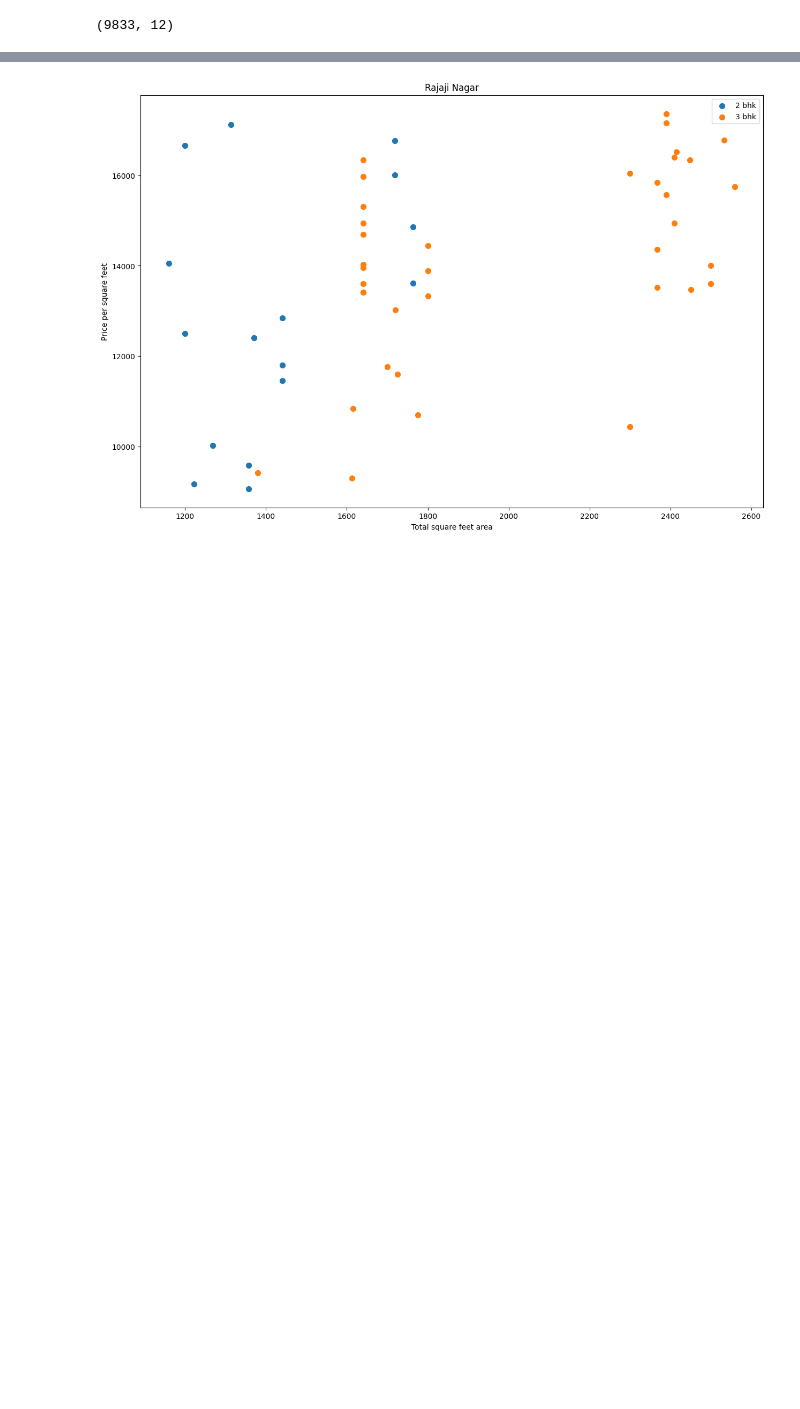
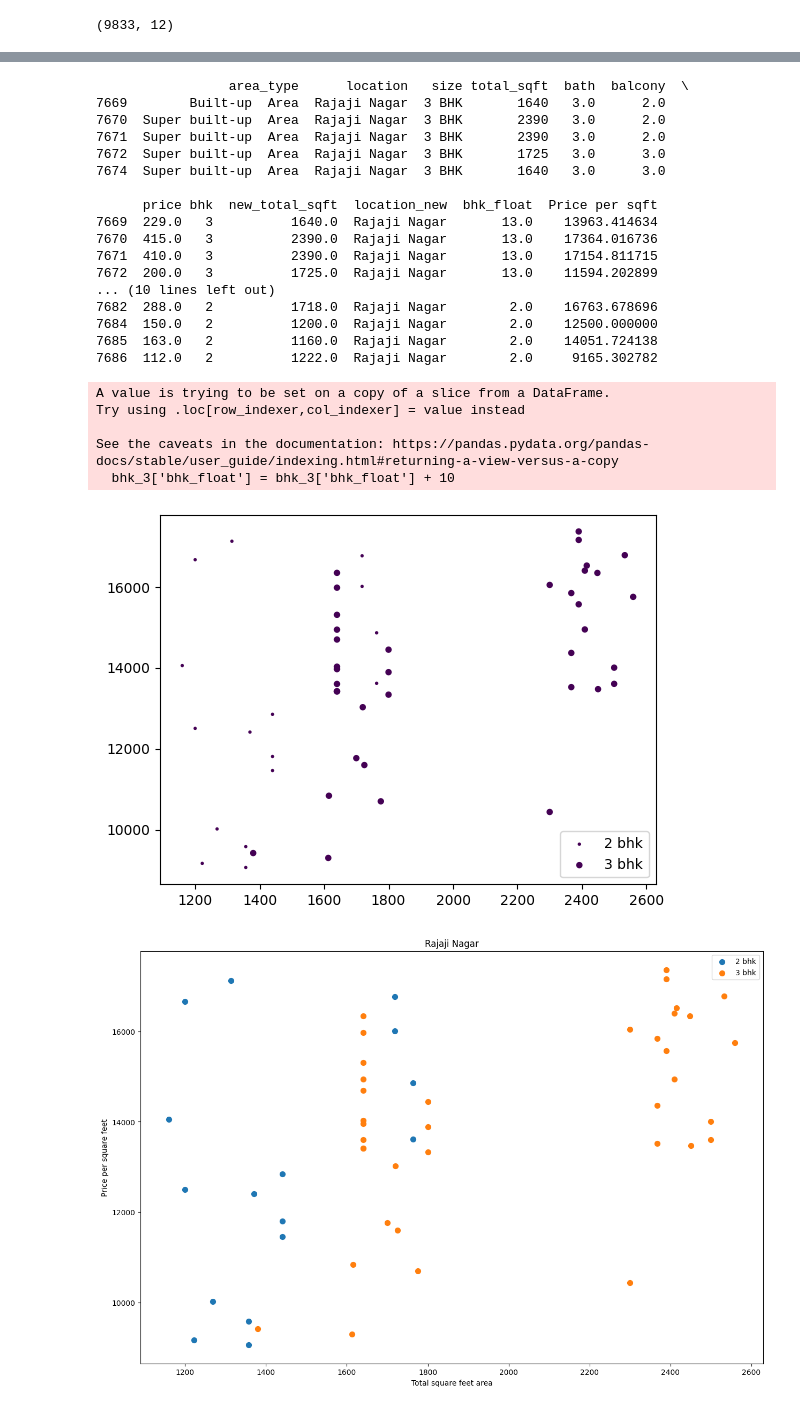
Before and after one commit to Vinushann/EstateInsight, a Jupyter notebook: src/data_preprocessing.ipynb, the cells around one changed output, grey strips where cells are left out. Saved outputs shown, nothing was run; the diff lists cells and outputs as text; code cells hidden in the pictures; blank space fills up the shorter version.

Commit message:
2bhk vs 3bhk scatter plot different version

```diff
--- a/src/data_preprocessing.ipynb
+++ b/src/data_preprocessing.ipynb
@@ -462,6 +462,54 @@ df3.head()
 import matplotlib.pyplot as plt
 import matplotlib
 from matplotlib.colors import ListedColormap
+# %%
+# Extra
+def plot_scatter_plot(df, location):
+    df = df.head()
+    print(df)
+    plt.scatter(df['Price per sqft'],df['new_total_sqft'], df['balcony'], df['bhk_float'])
+
+plot_scatter_plot(df3, 'Rajaji Nagar')
+# %%
+def plot_scatter_plot(df, location):
+
+
+    bhk_2 = df[(df["location_new"]==location)&(df.bhk=='2')]
+    bhk_3 = df[(df["location_new"]==location)&(df.bhk=='3')]
+    bhk_3['bhk_float'] = bhk_3['bhk_float'] + 10
+    print(bhk_3.head())
+    print(bhk_2.head())
+    plt.scatter(bhk_2['new_total_sqft'],bhk_2['Price per sqft'],bhk_2['bhk_float'], bhk_2['bhk_float'], label='2 bhk' )
+    plt.scatter(bhk_3['new_total_sqft'],bhk_3['Price per sqft'], bhk_3['bhk_float'], bhk_3['bhk_float'],label='3 bhk' )
+    plt.legend()
+
+
+
+plot_scatter_plot(df3, 'Rajaji Nagar')
+# %% [output]
+                 area_type      location   size total_sqft  bath  balcony  \
+7669        Built-up  Area  Rajaji Nagar  3 BHK       1640   3.0      2.0
+7670  Super built-up  Area  Rajaji Nagar  3 BHK       2390   3.0      2.0
+7671  Super built-up  Area  Rajaji Nagar  3 BHK       2390   3.0      2.0
+7672  Super built-up  Area  Rajaji Nagar  3 BHK       1725   3.0      3.0
+7674  Super built-up  Area  Rajaji Nagar  3 BHK       1640   3.0      3.0
+
+      price bhk  new_total_sqft  location_new  bhk_float  Price per sqft
+7669  229.0   3          1640.0  Rajaji Nagar       13.0    13963.414634
+7670  415.0   3          2390.0  Rajaji Nagar       13.0    17364.016736
+7671  410.0   3          2390.0  Rajaji Nagar       13.0    17154.811715
+7672  200.0   3          1725.0  Rajaji Nagar       13.0    11594.202899
+... (10 lines left out)
+7682  288.0   2          1718.0  Rajaji Nagar        2.0    16763.678696
+7684  150.0   2          1200.0  Rajaji Nagar        2.0    12500.000000
+7685  163.0   2          1160.0  Rajaji Nagar        2.0    14051.724138
+7686  112.0   2          1222.0  Rajaji Nagar        2.0     9165.302782
+A value is trying to be set on a copy of a slice from a DataFrame.
+Try using .loc[row_indexer,col_indexer] = value instead
+
+See the caveats in the documentation: https://pandas.pydata.org/pandas-docs/stable/user_guide/indexing.html#returning-a-view-versus-a-copy
+  bhk_3['bhk_float'] = bhk_3['bhk_float'] + 10
+[figure, added]
 # %%
 def plot_scatter_plot(df, location):
     bhk_2 = df[(df["location_new"]==location)&(df.bhk=='2')]
```
